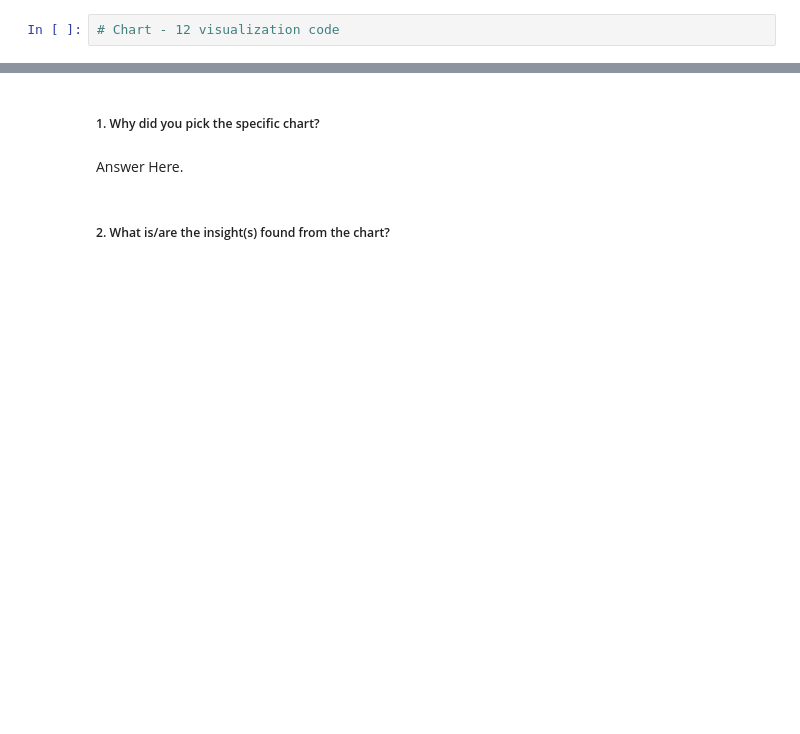
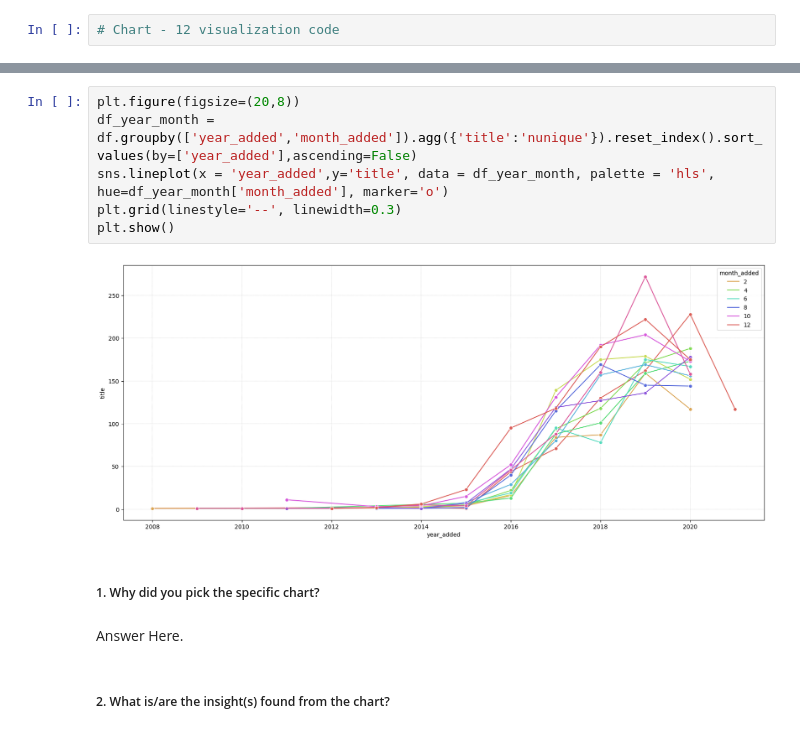
Before and after one commit to Shahrukh2016/Netflix_Movies_and_TV_Shows_Clustering, a Jupyter notebook: IndividualColab_NetflixMoviesAndTvShowsClustering.ipynb, the cells around one changed output, grey strips where cells are left out. Saved outputs shown, nothing was run; the diff lists cells and outputs as text; blank space fills up the shorter version.

```diff
--- a/IndividualColab_NetflixMoviesAndTvShowsClustering.ipynb
+++ b/IndividualColab_NetflixMoviesAndTvShowsClustering.ipynb
@@ -1109,3 +1065,11 @@ Answer Here
+# %%
+plt.figure(figsize=(20,8))
+df_year_month = df.groupby(['year_added','month_added']).agg({'title':'nunique'}).reset_index().sort_values(by=['year_added'],ascending=False)
+sns.lineplot(x = 'year_added',y='title', data = df_year_month, palette = 'hls', hue=df_year_month['month_added'], marker='o')
+plt.grid(linestyle='--', linewidth=0.3)
+plt.show()
+# %% [output]
+[figure, added]
 # %% [markdown]
 ##### 1. Why did you pick the specific chart?
 # %% [markdown]
```
Also changed, not shown: parts of 19 cells of this notebook.
